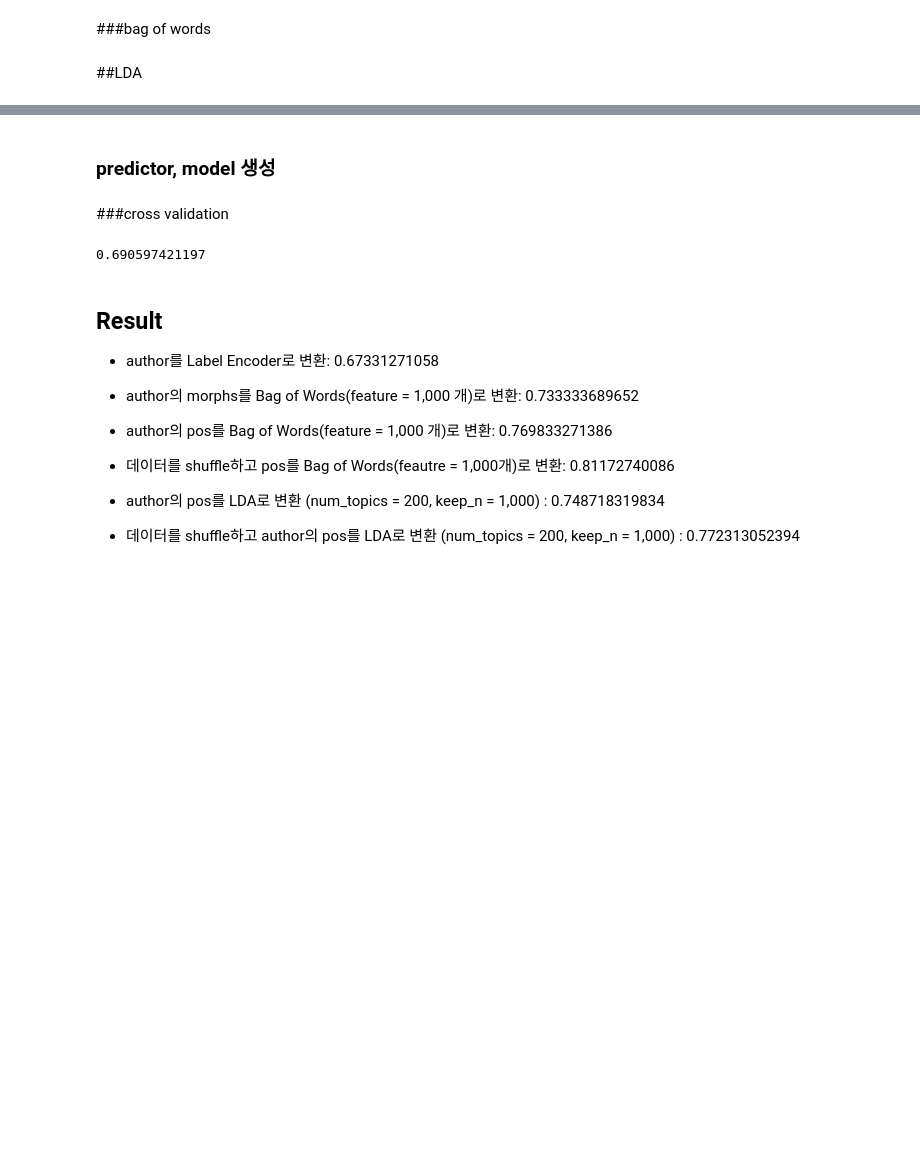
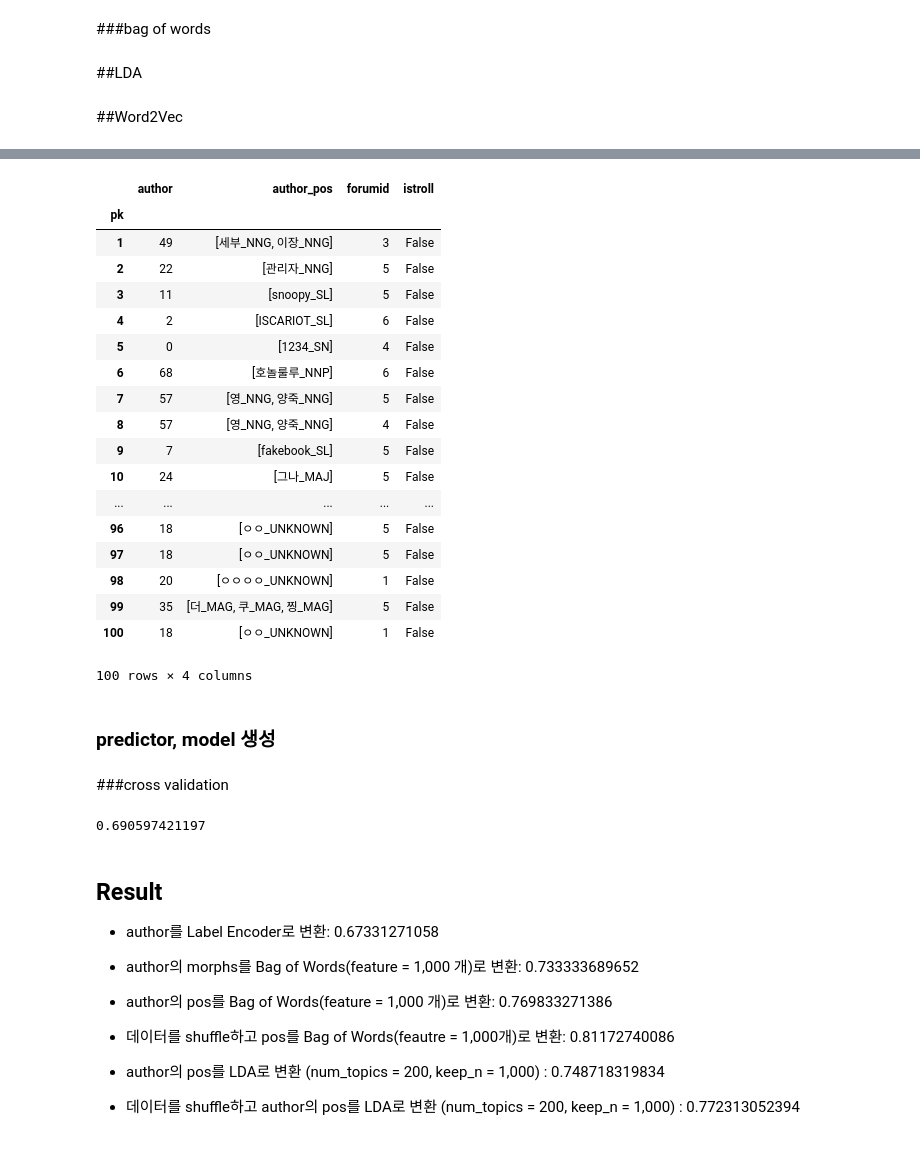
Before and after one commit to MacLunch/MacLunch, a Jupyter notebook: 1.Feature Extraction - Author, Forum.ipynb, the cells around one changed output, grey strips where cells are left out. Cells and saved outputs as stored; diff of their text form; code cells hidden in the pictures; blank space fills up the shorter version.

Commit message:
author에 word2vec 함수 추가

```diff
--- a/1.Feature Extraction - Author, Forum.ipynb
+++ b/1.Feature Extraction - Author, Forum.ipynb
@@ -197,3 +163,5 @@ def make_lda(train, keep_n, num_topics, col_name):
     train = pd.concat([train, df], axis=1)
 
     return train
+# %% [markdown]
+##Word2Vec
@@ -200,5 +220,8 @@ def make_lda(train, keep_n, num_topics, col_name):
 # %%
 max_features = 1000
 #%time labeled_train = make_lda(labeled_train, 1000, 200, "author_pos")
-%time labeled_train = make_bag_of_words(labeled_train, 1000, "author_pos")
+#%time labeled_train = make_bag_of_words(labeled_train, 1000, "author_pos")
+
+labeled_train = make_word2vec(labeled_train, "author_pos")
+labeled_train
 # %% [output]
@@ -207,3 +229,22 @@ Wall time: 5.61 s
+|  | author | author_pos | forumid | istroll |
+| pk |  |  |  |  |
+| 1 | 49 | [세부_NNG, 이장_NNG] | 3 | False |
+| 2 | 22 | [관리자_NNG] | 5 | False |
+| 3 | 11 | [snoopy_SL] | 5 | False |
+| 4 | 2 | [ISCARIOT_SL] | 6 | False |
+| 5 | 0 | [1234_SN] | 4 | False |
+| 6 | 68 | [호놀룰루_NNP] | 6 | False |
+| 7 | 57 | [영_NNG, 양죽_NNG] | 5 | False |
+| 8 | 57 | [영_NNG, 양죽_NNG] | 4 | False |
+| 9 | 7 | [fakebook_SL] | 5 | False |
+| 10 | 24 | [그나_MAJ] | 5 | False |
+| ... | ... | ... | ... | ... |
+| 96 | 18 | [ㅇㅇ_UNKNOWN] | 5 | False |
+| 97 | 18 | [ㅇㅇ_UNKNOWN] | 5 | False |
+| 98 | 20 | [ㅇㅇㅇㅇ_UNKNOWN] | 1 | False |
+| 99 | 35 | [더_MAG, 쿠_MAG, 찡_MAG] | 5 | False |
+| 100 | 18 | [ㅇㅇ_UNKNOWN] | 1 | False |
+100 rows × 4 columns
 # %% [markdown]
 ### predictor, model 생성
 # %%
```
Also changed, not shown: parts of 5 cells of this notebook, 1 other file.
